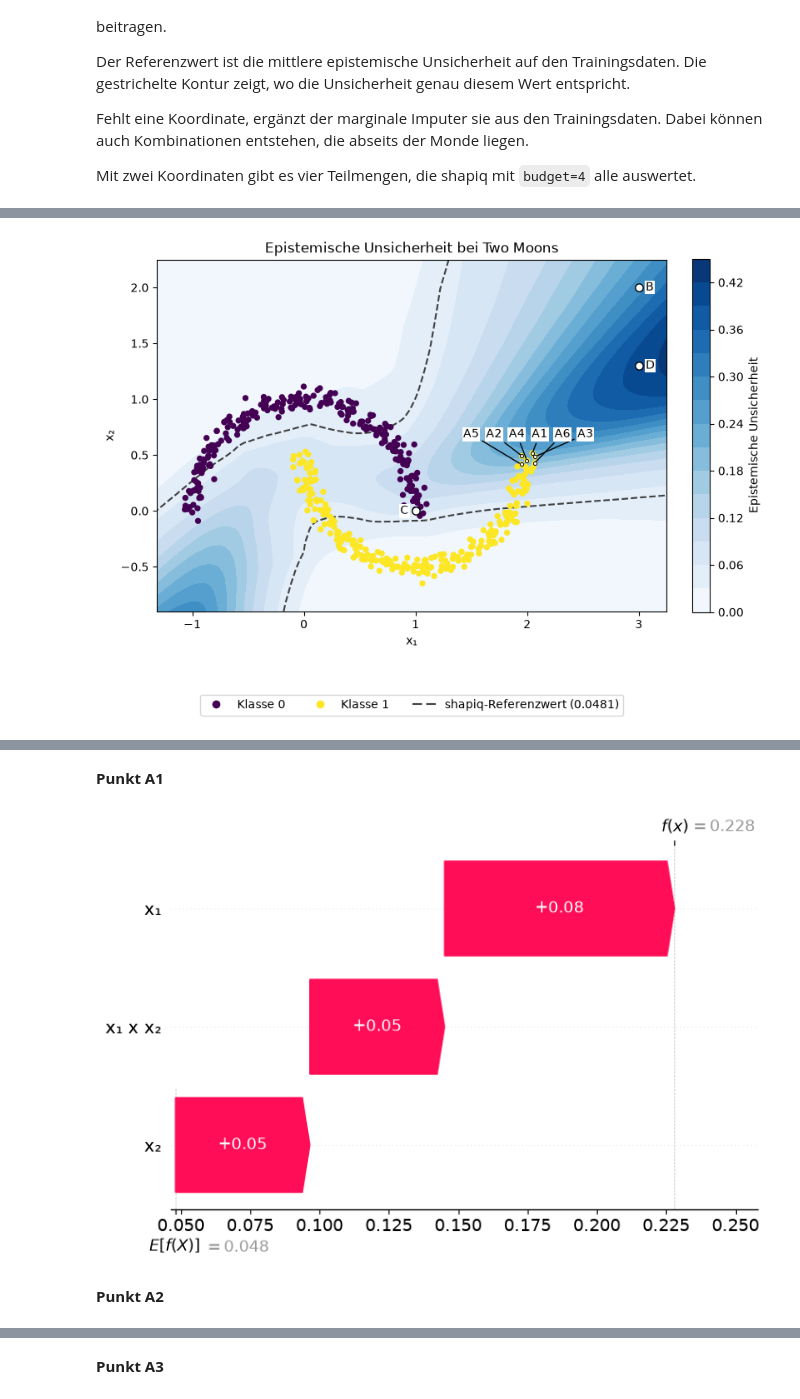
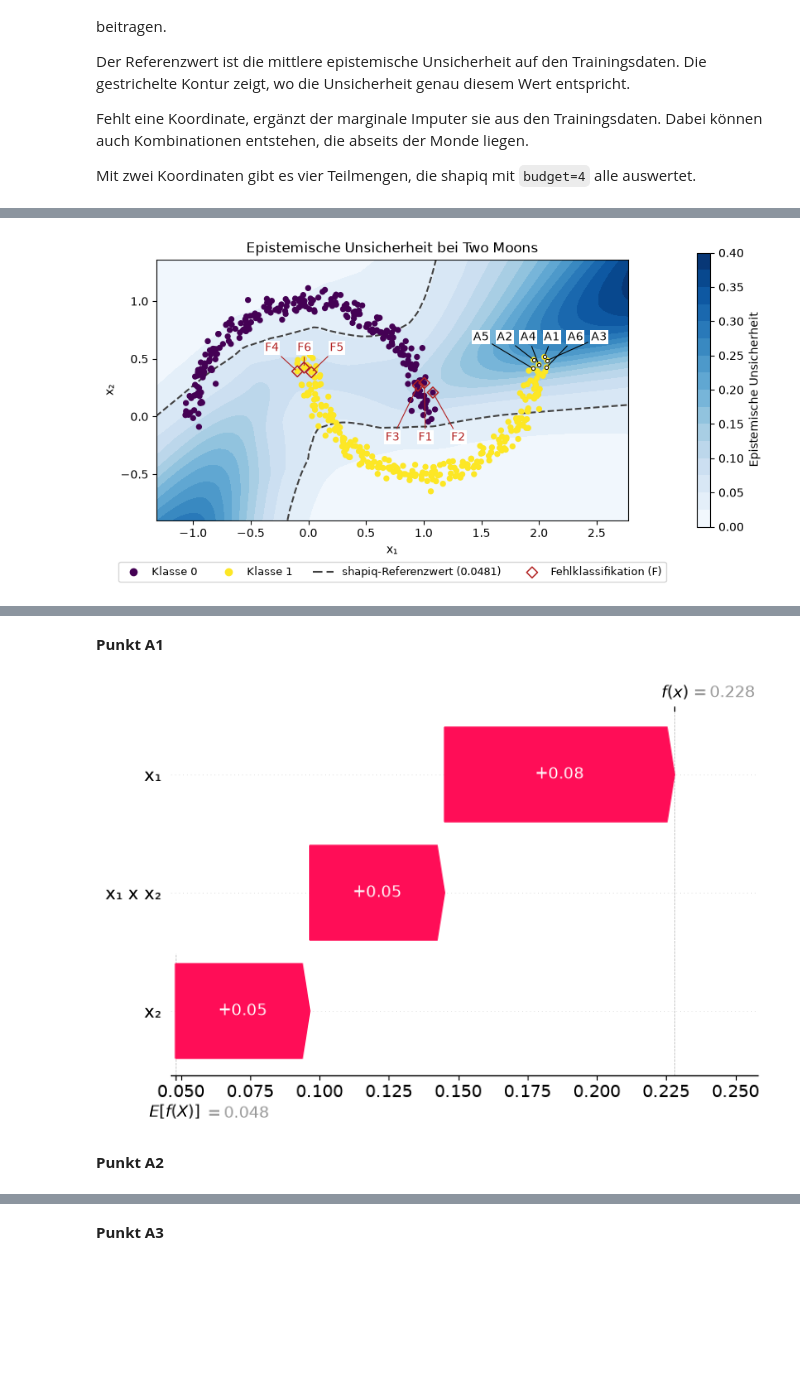
Before and after one commit to sep-trustworthy-gruppe-d/probly, a Jupyter notebook: experiments/group-d_experiments/dan_01_probly-intro.ipynb, the cells around one changed output, grey strips where cells are left out. Cells and saved outputs as stored; diff of their text form; code cells hidden in the pictures; blank space fills up the shorter version.

Commit message:
Sync Dan's Probly notebook in the group collection

```diff
--- a/experiments/group-d_experiments/dan_01_probly-intro.ipynb
+++ b/experiments/group-d_experiments/dan_01_probly-intro.ipynb
@@ -296,14 +393,18 @@ uncertainty_explainer = shapiq.TabularExplainer(
 )
 # %%
 scores = epistemic_score(X)
-top_indices = np.argsort(-scores, kind="stable")[:6]
-ranked_points = {f"A{rank}": X[index] for rank, index in enumerate(top_indices, start=1)}
-points = {
-    **ranked_points,
-    "B": np.array([3.0, 2.0]),
-    "C": np.array([1.0, 0.0]),
-    "D": np.array([3.0, 1.3]),
+score_order = np.argsort(-scores, kind="stable")
+top_indices = score_order[:6]
+errors = score_order[(losses[score_order] == 1) & ~np.isin(score_order, top_indices)]
+balanced_errors = np.concatenate([errors[y[errors] == data_class][:3] for data_class in (0, 1)])
+remaining_errors = errors[~np.isin(errors, balanced_errors)]
+error_indices = np.concatenate([balanced_errors, remaining_errors])[:6]
+
+point_indices = {
+    **{f"A{rank}": index for rank, index in enumerate(top_indices, start=1)},
+    **{f"F{rank}": index for rank, index in enumerate(error_indices, start=1)},
 }
+points = {label: X[index] for label, index in point_indices.items()}
 point_explanations = {}
 table = [
     "| Punkt | Koordinaten | Referenzwert | x₁ | x₂ | x₁ × x₂ | Probly |",
@@ -340,61 +444,71 @@ display(Markdown("\n".join(table)))
 # %%
-# Die A-Labels stehen von links nach rechts über den dicht beieinanderliegenden Punkten.
-ranked_labels = sorted(ranked_points, key=lambda label: ranked_points[label][0])
-ranked_xy = X[top_indices]
-label_x = np.linspace(ranked_xy[:, 0].min() - 0.45, ranked_xy[:, 0].max() + 0.45, len(ranked_labels))
-label_y = ranked_xy[:, 1].max() + 0.17
-ranked_label_x = dict(zip(ranked_labels, label_x))
+# Die Beschriftungen jeder Gruppe folgen der x-Reihenfolge ihrer Punkte.
+label_groups = (
+    ([label for label in points if label.startswith("A")], 0.45, 0.17),
+    ([label for label, index in point_indices.items() if label.startswith("F") and y[index] == 0], 0.22, -0.39),
+    ([label for label, index in point_indices.items() if label.startswith("F") and y[index] == 1], 0.22, 0.17),
+)
+label_positions = {}
+for group, x_margin, y_offset in label_groups:
+    if not group:
+        continue
+    group.sort(key=lambda label: points[label][0])
+    coordinates = np.vstack([points[label] for label in group])
+    label_x = np.linspace(coordinates[0, 0] - x_margin, coordinates[-1, 0] + x_margin, len(group))
+    label_y = (coordinates[:, 1].max() if y_offset > 0 else coordinates[:, 1].min()) + y_offset
+    label_positions.update({label: (x, label_y) for label, x in zip(group, label_x, strict=True)})
 
-plot_points = np.vstack([X, *points.values(), [label_x[0], label_y], [label_x[-1], label_y]])
+plot_points = np.vstack([X, *label_positions.values()])
 lower = plot_points.min(axis=0) - 0.25
 upper = plot_points.max(axis=0) + 0.25
 grid_x, grid_y = np.meshgrid(
     np.linspace(lower[0], upper[0], 100),
     np.linspace(lower[1], upper[1], 100),
 )
 grid = np.column_stack((grid_x.ravel(), grid_y.ravel()))
 grid_uncertainty = epistemic_score(grid).reshape(grid_x.shape)
 
-fig, moons_ax = plt.subplots(figsize=(8, 5.5), layout="constrained")
+fig, moons_ax = plt.subplots(figsize=(8, 4.4), layout="constrained")
 uncertainty_map = moons_ax.contourf(grid_x, grid_y, grid_uncertainty, levels=15, cmap="Blues")
-fig.colorbar(uncertainty_map, ax=moons_ax, label="Epistemische Unsicherheit")
+fig.colorbar(uncertainty_map, ax=moons_ax, shrink=0.82, label="Epistemische Unsicherheit")
 reference_value = uncertainty_explainer.baseline_value
 reference_contour = moons_ax.contour(
     grid_x, grid_y, grid_uncertainty, levels=[reference_value],
     colors="0.25", linestyles="--", zorder=1,
 )
 classes = moons_ax.scatter(X[:, 0], X[:, 1], c=y, s=18)
+moons_ax.scatter(*X[top_indices].T, s=9, facecolor="white", edgecolor="black", linewidth=0.7, zorder=3)
+moons_ax.scatter(
+    *X[error_indices].T, s=45, marker="D", facecolor="none", edgecolor="firebrick", linewidth=1.1,
+    zorder=3, label="Fehlklassifikation (F)" if error_indices.size else None,
+)
 label_box = {"facecolor": "white", "edgecolor": "none", "pad": 1}
-for i, (label, point) in enumerate(points.items()):
-    if label in ranked_label_x:
-        moons_ax.scatter(*point, s=9, facecolor="white", edgecolor="black", linewidth=0.7)
-        moons_ax.annotate(
-            label, point, xytext=(ranked_label_x[label], label_y),
-            ha="center", va="center", bbox=label_box, arrowprops={"arrowstyle": "-"},
-        )
-        continue
-    moons_ax.scatter(*point, s=45, facecolor="white", edgecolor="black")
-    right = i % 2 == 0
+for label, point in points.items():
+    color = "firebrick" if label.startswith("F") else "black"
     moons_ax.annotate(
-        label, point, xytext=(6 if right else -6, 0),
-        textcoords="offset points", ha="left" if right else "right", va="center",
-        bbox=label_box,
+        label, point, xytext=label_positions[label], ha="center", va="center",
+        color=color, bbox=label_box, arrowprops={"arrowstyle": "-", "color": color, "lw": 0.8},
     )
 
 class_handles, _ = classes.legend_elements()
 reference_handles, _ = reference_contour.legend_elements()
+error_handles, error_labels = moons_ax.get_legend_handles_labels()
 moons_ax.legend(
-    [*class_handles, *reference_handles],
-    ["Klasse 0", "Klasse 1", f"shapiq-Referenzwert ({reference_value:.4f})"],
-    loc="upper center", bbox_to_anchor=(0.5, -0.22), ncols=3,
+    [*class_handles, *reference_handles, *error_handles],
+    ["Klasse 0", "Klasse 1", f"shapiq-Referenzwert ({reference_value:.4f})", *error_labels],
+    loc="upper center", bbox_to_anchor=(0.5, -0.14), ncols=4, fontsize=9,
 )
 moons_ax.set(title="Epistemische Unsicherheit bei Two Moons", xlabel="x₁", ylabel="x₂", aspect="equal")
 plt.show()
+
+print("Klassifikation der markierten Punkte")
+for label, index in point_indices.items():
+    print(f"{label} · Vorhersage {predictions[index].item()} · Datenlabel {y[index]}")
 
 feature_names = np.array(["x₁", "x₂"])
 for label, explanation in point_explanations.items():
     display(Markdown(f"**Punkt {label}**"))
     plt.figure()
     explanation.plot_waterfall(feature_names=feature_names, abbreviate=False)
 # %% [output]
-[figure, old version]
+[figure, new version]
```
Also changed, not shown: parts of 3 cells of this notebook.
